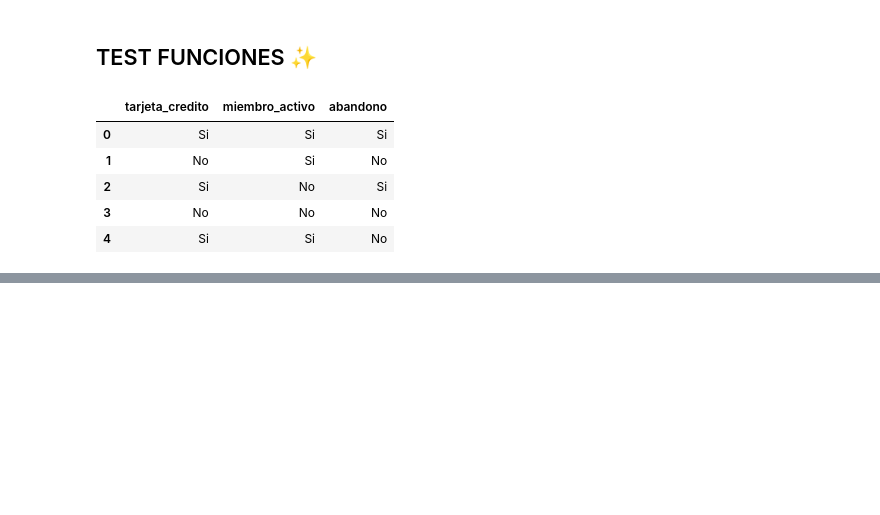
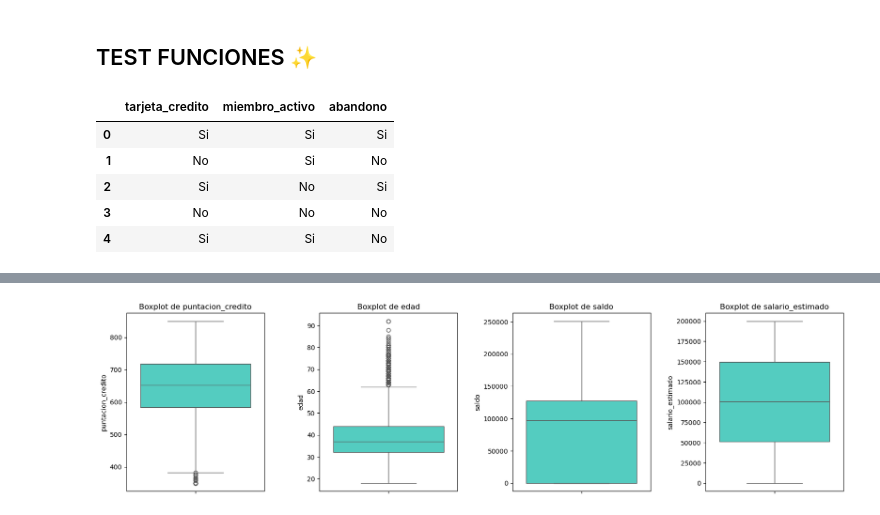
Before and after one commit to mpenacasares/Analisis_Abandono_Clientes, a Jupyter notebook: notebooks/02_transformacion.ipynb, the cells around one changed output, grey strips where cells are left out. Drawn from its saved outputs; the diff is of its cells as text; code cells hidden in the pictures; blank space fills up the shorter version.

Commit message:
Implementar generacion de boxplots en transformacion.py y prueba en main.py

```diff
--- a/notebooks/02_transformacion.ipynb
+++ b/notebooks/02_transformacion.ipynb
@@ -68,6 +68,26 @@ def transformar_binarios(df, columnas):
         if df[col].isin([0, 1]).all():
             df[col] = df[col].map(va.mapeo_binario)
     return df
+# %%
+def generar_boxplots(df):
+    """
+    Genera boxplots para las variables numericas definidas en variables.py en una sola fila con separacion.
+
+    Parametros:
+        df (pd.DataFrame): DataFrame con los datos.
+
+    Retorna:
+        None: Muestra los boxplots de las variables numericas en un formato alineado.
+    """
+    fig, axes = plt.subplots(nrows=1, ncols=len(va.variables_numericas), figsize=(20, 5))  # 1 fila, 4 columnas
+
+    # Generar cada boxplot
+    for i, col in enumerate(va.variables_numericas):
+        sns.boxplot(y=df[col], color="turquoise", ax=axes[i])
+        axes[i].set_title(f"Boxplot de {col}")
+
+    plt.subplots_adjust(wspace=0.4)  # Aumentar espacio entre graficas
+    plt.show()
 # %% [markdown]
 ## TEST FUNCIONES ✨
 # %%
@@ -82,0 +122,4 @@ display(df[va.columnas_binarias].head())
+# %%
+generar_boxplots(df)
+# %% [output]
+[figure, added]
```
Also changed, not shown: parts of 1 cell of this notebook, 4 other files.
